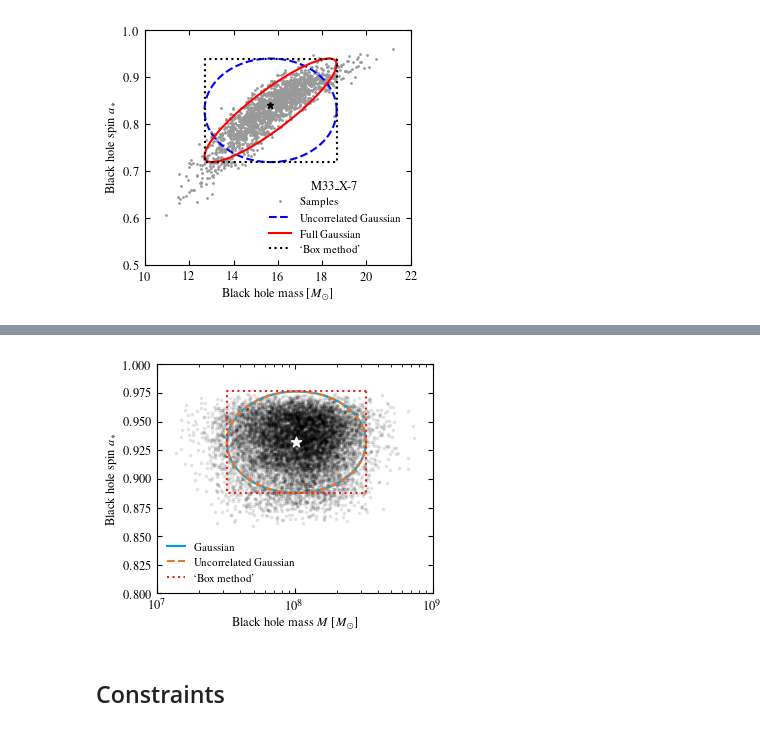
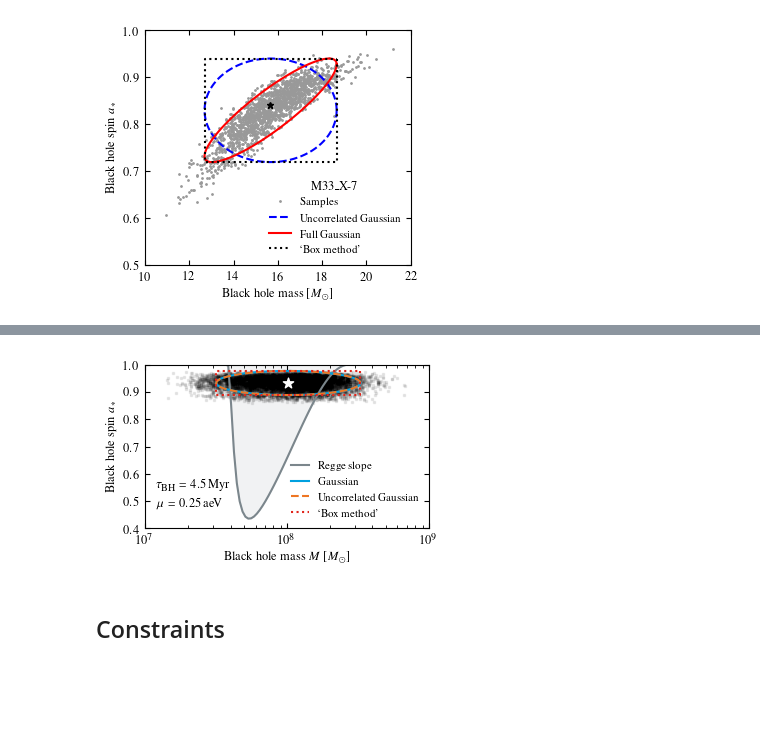
Before and after one commit to sebhoof/bhsr, a Jupyter notebook: paper_plots.ipynb, the cells around one changed output, grey strips where cells are left out. Cells and saved outputs as stored; diff of their text form; code cells hidden in the pictures; blank space fills up the shorter version.

```diff
--- a/paper_plots.ipynb
+++ b/paper_plots.ipynb
@@ -145,12 +150,12 @@ def compute_regge_slopes_bxzh(mu: float, mbh_vals: list[float], inv_tSR: float =
                 res = root_scalar(foo, bracket=[0.001, 0.999], args=(mbh))
                 a_root = res.root
             except ValueError:
-                a_root = np.nan
+                a_root = 1
         a_min_vals.append(a_root)
     return np.array(a_min_vals)
 
 # Compute Regge slopes for our SR rate approx and many states
-a_vals_regge = compute_regge_slopes_bxzh(mu0, m_bh_vals)
+a_vals_regge = compute_regge_slopes_bxzh(mu0, m_bh_vals, 10*inv_eVyr/tSR_in_yr)
 # %% [output]
 m = 15.67 +/- 1.49, a = 0.829 +/- 0.06
 [figure]
@@ -219,5 +226,10 @@ iras09149_xp = np.array([2*c@np.diag(np.sqrt(l))@v for x in phi for v in [np.arr
 llike = lambda x, samples: 2*len(samples)*np.log(0.5*(erf((0.98-x[0])/(np.sqrt(2)*x[1])) + erf(x[0]/(np.sqrt(2)*x[1])))) + len(samples)*np.log(2*np.pi*x[1]*x[1]) + np.sum(pow(samples-x[0],2))/(x[1]*x[1])
 res = minimize(llike, x0=[iras09149_a_mean,iras09149_a_std], bounds=[(0.8,0.98),(1e-4, 0.1)], args=(iras09149_a,))
 print(res.x, "vs", iras09149_a_mean, iras09149_a_std)
+
+# For the example plot
+mu0 = 2.5e-19 # eV
+m_bh_vals = np.logspace(7, 9, 100) # Msol
+iras09149_a_vals_regge = compute_regge_slopes_bxzh(mu0, m_bh_vals, 10*inv_eVyr/tSR_in_yr)
 # %% [output]
 mean = 0.9324 vs median = 0.9354
@@ -227,25 +239,29 @@ m = 8.03 +/- -0.25, a = 0.932 +/- 0.02
 # %%
-fig, ax = plt.subplots(figsize=(mnras_width,mnras_width/1.25))
+fig, ax = plt.subplots(figsize=(mnras_width,mnras_width/golden_ratio))
 
+ax.fill_between(m_bh_vals, iras09149_a_vals_regge, iras09149_a_vals_regge+1, color=Jubilee, alpha=0.1)
 ax.scatter(iras09149_m, iras09149_a, s=1, marker='s', c='k', alpha=0.075, rasterized=True)#, label=r"BH samples")
 ax.scatter(iras09149_m_mean, iras09149_a_mean, s=60, fc='w', ec='w', marker='*')
+ax.plot(m_bh_vals, iras09149_a_vals_regge, c=Jubilee, label=r"Regge slope")
 
 ax.plot(pow(10, iras09149_lgm_mean + iras09149_xp[:,0]), iras09149_a_mean + iras09149_xp[:,1], c=Victoria, ls='-', label=r"Gaussian")
 ax.plot(pow(10, iras09149_lgm_mean + 2*iras09149_lgm_std*np.cos(phi)), iras09149_a_mean + 2*iras09149_a_std*np.sin(phi), c=Overground, ls='--', label=r"Uncorrelated Gaussian")
 ax.plot(pow(10, iras09149_lgm_mean + 2*iras09149_lgm_std*np.array([1,1,-1,-1,1])), iras09149_a_mean + 2*iras09149_a_std*np.array([1,-1,-1,1,1]), c=Central, ls=':', label=r"`Box method'")
+ax.text(1.2e7, 0.48, r"$\mu = \SI{0.25}{\atto\eV}$")
+ax.text(1.2e7, 0.55, r"$\tau_\text{BH} = \num{4.5}\,\text{Myr}$")
 
-ax.set_ylim([0.8,1])
+ax.set_ylim([0.4,1])
 ax.set_xlim([1e7, 1e9])
 ax.set_xscale('log')
 ax.set_xlabel(r"Black hole mass $M$ [$M_\odot$]")
 ax.set_ylabel(r"Black hole spin $a_\ast$")
 ax.legend(frameon=False, handlelength=1.6)
 
-fig.tight_layout(pad=0.1)
+fig.tight_layout(pad=0.25)
 fig.savefig("figures/distr_IRAS09149_6206.pdf", backend='pgf')
 plt.show()
 # %% [output]
-[figure, old version]
+[figure, new version]
 # %% [markdown]
 ## Constraints
 # %%
```
Also changed, not shown: parts of 18 cells of this notebook, 2 other files.
